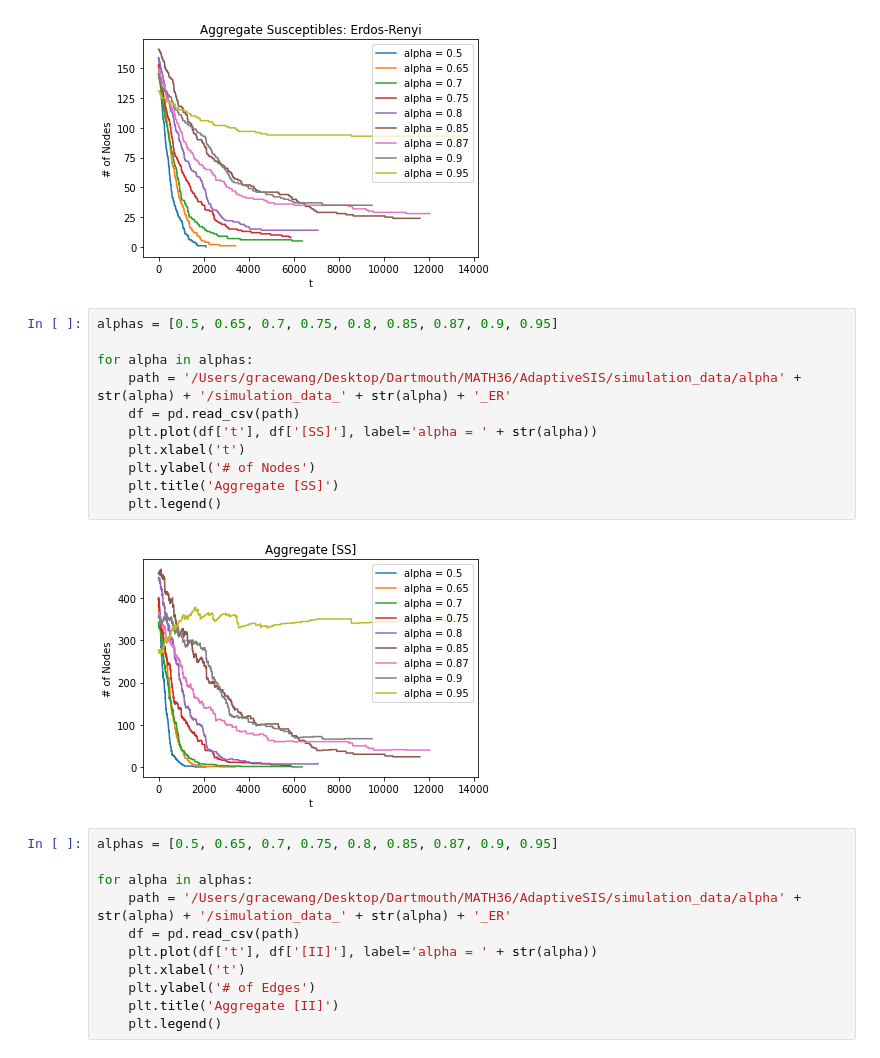
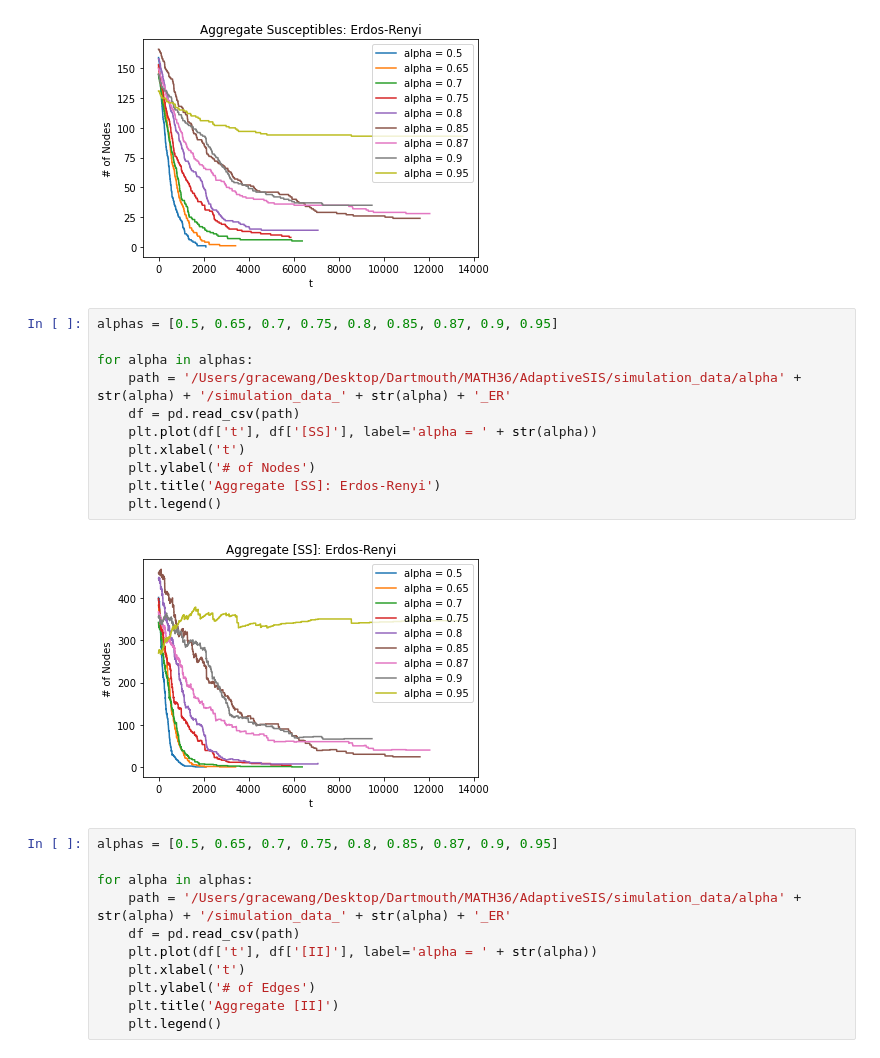
Before and after one commit to gracewanggw/AdaptiveSI, a Jupyter notebook: simulation_data/Simulation Data Analysis Erdos Renyi.ipynb, the cells around one changed output. Drawn from its saved outputs; the diff is of its cells as text.

```diff
--- a/simulation_data/Simulation Data Analysis Erdos Renyi.ipynb
+++ b/simulation_data/Simulation Data Analysis Erdos Renyi.ipynb
@@ -327,16 +327,16 @@ for alpha in alphas:
 # %%
 alphas = [0.5, 0.65, 0.7, 0.75, 0.8, 0.85, 0.87, 0.9, 0.95]
 
 for alpha in alphas:
     path = '/Users/gracewang/Desktop/Dartmouth/MATH36/AdaptiveSIS/simulation_data/alpha' + str(alpha) + '/simulation_data_' + str(alpha) + '_ER'
     df = pd.read_csv(path)
     plt.plot(df['t'], df['[SS]'], label='alpha = ' + str(alpha))
     plt.xlabel('t')
     plt.ylabel('# of Nodes')
-    plt.title('Aggregate [SS]')
+    plt.title('Aggregate [SS]: Erdos-Renyi')
     plt.legend()
 # %% [output]
-[figure, old version]
+[figure, new version]
 # %%
 alphas = [0.5, 0.65, 0.7, 0.75, 0.8, 0.85, 0.87, 0.9, 0.95]
 
```
Also changed, not shown: 2 other files.
